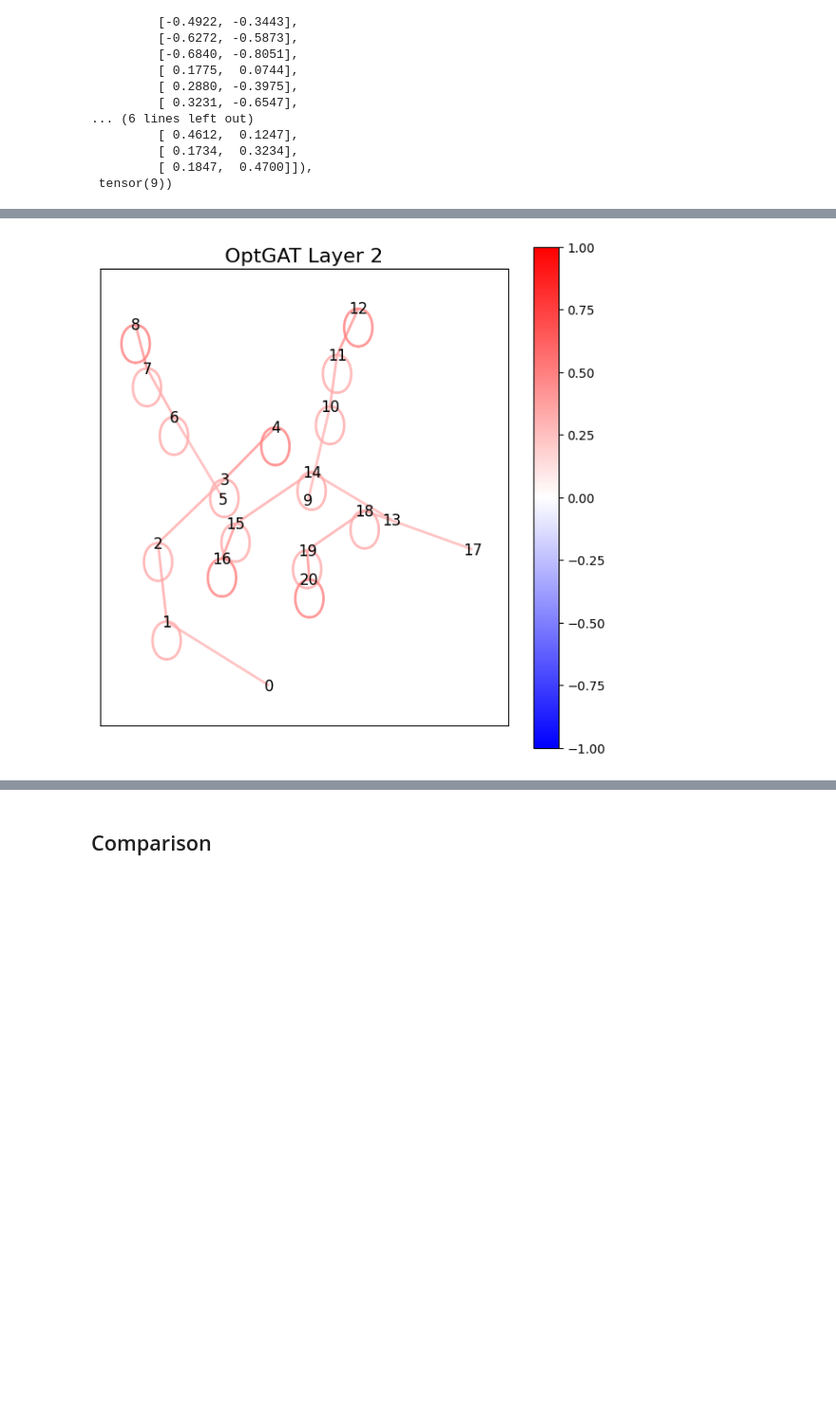
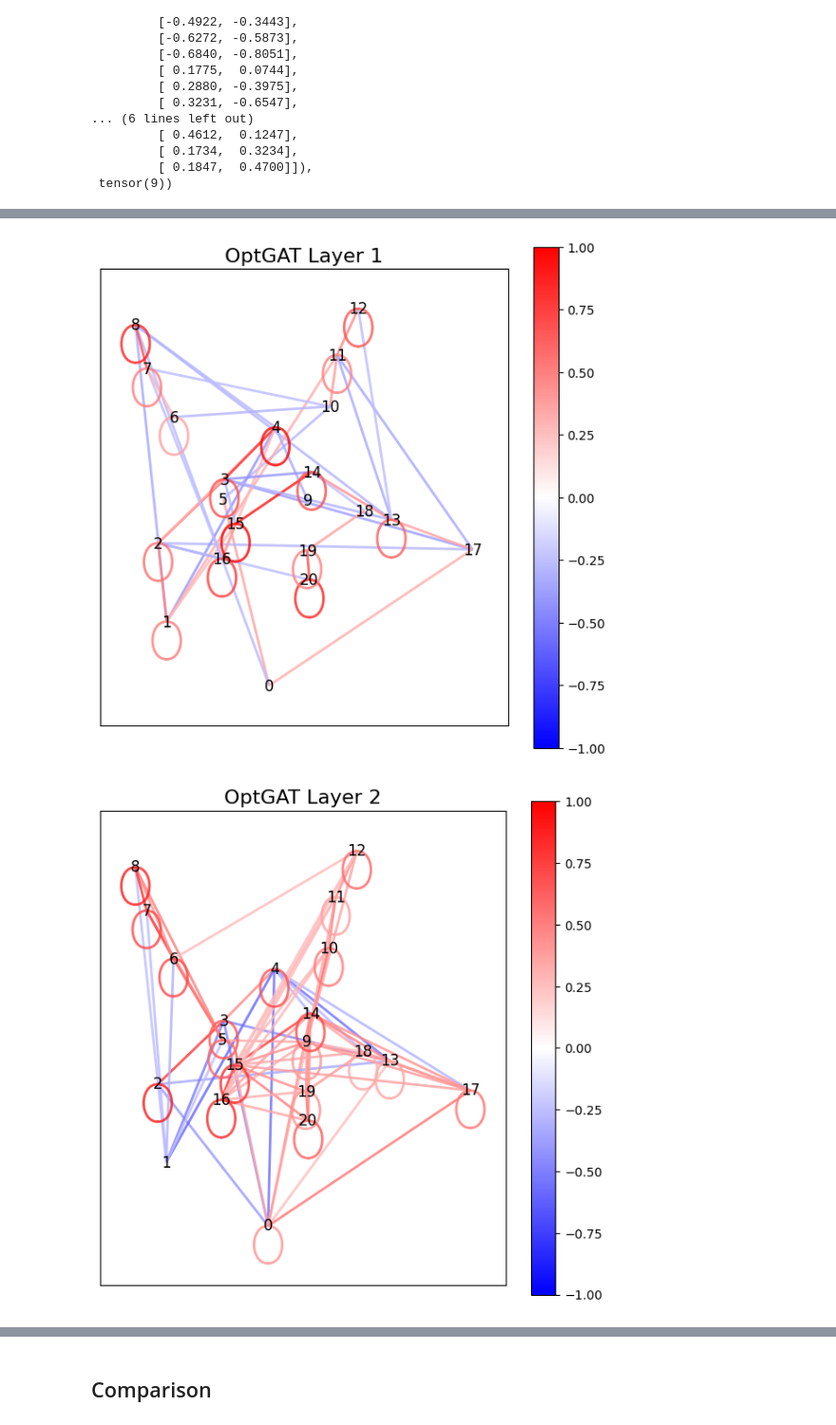
Before and after one commit to dancsomarci/asl-neural-graph-translation, a Jupyter notebook: static_fingerspelling/tdk-v2-static-training.ipynb, the cells around one changed output, grey strips where cells are left out. Shown at 95% size. Drawn from its saved outputs; the diff is of its cells as text; code cells hidden in the pictures; blank space fills up the shorter version.

```diff
--- a/static_fingerspelling/tdk-v2-static-training.ipynb
+++ b/static_fingerspelling/tdk-v2-static-training.ipynb
@@ -377,7 +377,7 @@ visualize_single_graph(dataset[0].x, dataset[0].edge_index, title="Inverse Graph
 [figure]
 # %%
 from torch.utils.data import random_split
-from torch_geometric.loader import DataLoader
+from torch_geometric.loader import DataLoader as GeometricDataLoader
 
 # Split lengths for train (80%), test (10%), valid (10%)
 train_size = int(0.8 * len(dataset))
@@ -387,9 +387,9 @@ test_size = len(dataset) - train_size - valid_size
 train_dataset, valid_dataset, test_dataset = random_split(dataset, [train_size, valid_size, test_size])
 
 BATCH_SIZE = 256
-train_loader = DataLoader(train_dataset, batch_size=BATCH_SIZE, shuffle=True)
-valid_loader = DataLoader(valid_dataset, batch_size=BATCH_SIZE, shuffle=False)
-test_loader = DataLoader(test_dataset, batch_size=BATCH_SIZE, shuffle=False)
+train_loader = GeometricDataLoader(train_dataset, batch_size=BATCH_SIZE, shuffle=True)
+valid_loader = GeometricDataLoader(valid_dataset, batch_size=BATCH_SIZE, shuffle=False)
+test_loader = GeometricDataLoader(test_dataset, batch_size=BATCH_SIZE, shuffle=False)
 
 for step, data in enumerate(train_loader):
     if step < 3:
@@ -1009,9 +1028,9 @@ NUM_FEATURES = pp_graph_dataset[0][0].shape[1]
 NUM_CATEGORIES = pp_graph_dataset.num_classes
 
 class MobileGNNConv(nn.Module):
-    """Custom implementation of GCN in Pytorch for Static ASL Fingerspelling sign classification.
+    """Custom implementation of GCNConv in Pytorch for Static ASL Fingerspelling sign classification.
 
-    The implementation optimizes the general GCN by making the adjacency matrix, denoted 'A', a parameter.
+    The implementation optimizes the general GCN by making the adjacency matrix, denoted 'A', fixed in size for classic batching.
     It also allows for optimizing the values of the said matrix via gradient descent and dynamically freezing the weights.
     """
     def __init__(self, input_dim: int, output_dim: int):
@@ -1029,7 +1048,7 @@ class MobileGNNConv(nn.Module):
         D = torch.diag(A_hat.sum(dim=1))
         D_neg_sqrt = torch.linalg.inv(torch.sqrt(D))
         A_norm = D_neg_sqrt @ A_hat @ D_neg_sqrt
-        self.A_norm = nn.Parameter(A_norm, requires_grad=False) # Constant by default
+        self.A_norm = nn.Parameter(A_norm, requires_grad=True) # Constant by default
 
     def set_adjancency(trainable: bool):
         self.A_norm.requires_grad = trainable
@@ -1119,8 +1136,8 @@ import networkx as nx
 import numpy as np
 
 def visualize_weighted_graph(node_features, adj_matrix, title="Weighted Graph Visualization", min_dev=0.25):
-    node_features = node_features.cpu().numpy()
-    adj_matrix = adj_matrix.cpu().numpy()
+    node_features = node_features.detach().cpu().numpy()
+    adj_matrix = adj_matrix.detach().cpu().numpy()
 
     assert adj_matrix.shape[0] == adj_matrix.shape[1]
     num_nodes = adj_matrix.shape[0]
@@ -1136,31 +1153,33 @@ def visualize_weighted_graph(node_features, adj_matrix, title="Weighted Graph Vi
     G = nx.Graph()
     for i in range(num_nodes):
         for j in range(num_nodes):
             weight = (adj_matrix[i, j] + adj_matrix[j, i]) / 2
             if abs(weight) > min_dev:
                 G.add_edge(i, j, weight=weight)
 
     # Extract weights for coloring
     edges = G.edges(data=True)
     weights = np.array([d["weight"] for (_, _, d) in edges])
 
     # Normalize weights for coloring
     norm = plt.Normalize(vmin=-1, vmax=1) # optionally (vmin=weights.min(), vmax=weights.max())
     edge_colors = plt.cm.bwr(norm(weights))
 
     nx.draw_networkx_edges(G, pos, ax=ax, edge_color=edge_colors, width=2.0, alpha=0.8)
     nx.draw_networkx_labels(G, pos, {i: str(i) for i in range(len(x))}, font_size=12, font_color="black", ax=ax)
 
     ax.invert_yaxis()
     ax.set_aspect("equal", adjustable="box")
     # ax.tick_params(left=True, bottom=True, labelleft=True, labelbottom=True)
     ax.set_xticks([])
     ax.set_yticks([])
     plt.colorbar(plt.cm.ScalarMappable(norm=norm, cmap="bwr"), ax=ax)
     plt.tight_layout()
     # plt.savefig("opt_gat_layer2.png", dpi=300)
     plt.show()
 
+visualize_weighted_graph(pp_graph_dataset[0][0], mobile_gnn_model.conv1.A_norm, title="OptGAT Layer 1", min_dev=0.25)
 visualize_weighted_graph(pp_graph_dataset[0][0], mobile_gnn_model.conv2.A_norm, title="OptGAT Layer 2", min_dev=0.25)
 # %% [output]
-[figure, old version]
+[figure, new version]
+[figure, added]
```
Also changed, not shown: parts of 28 cells of this notebook.
